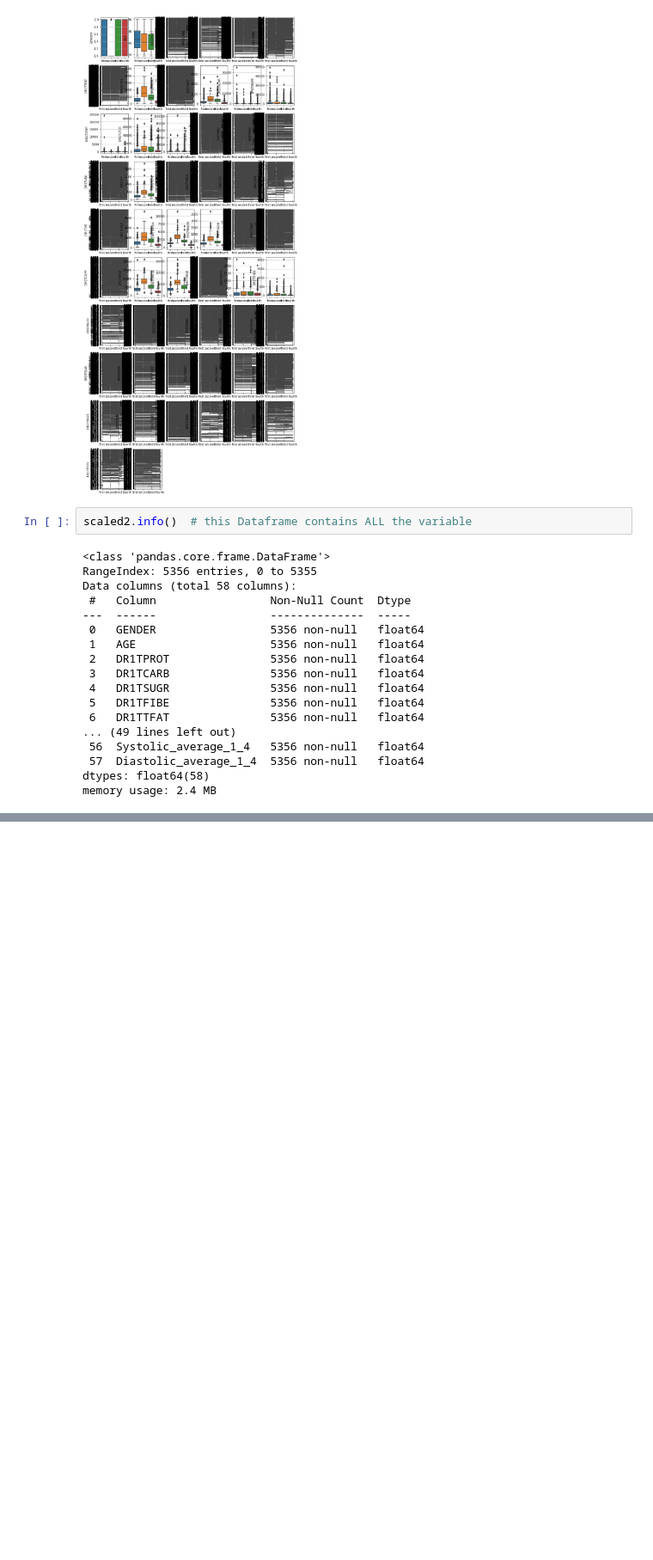
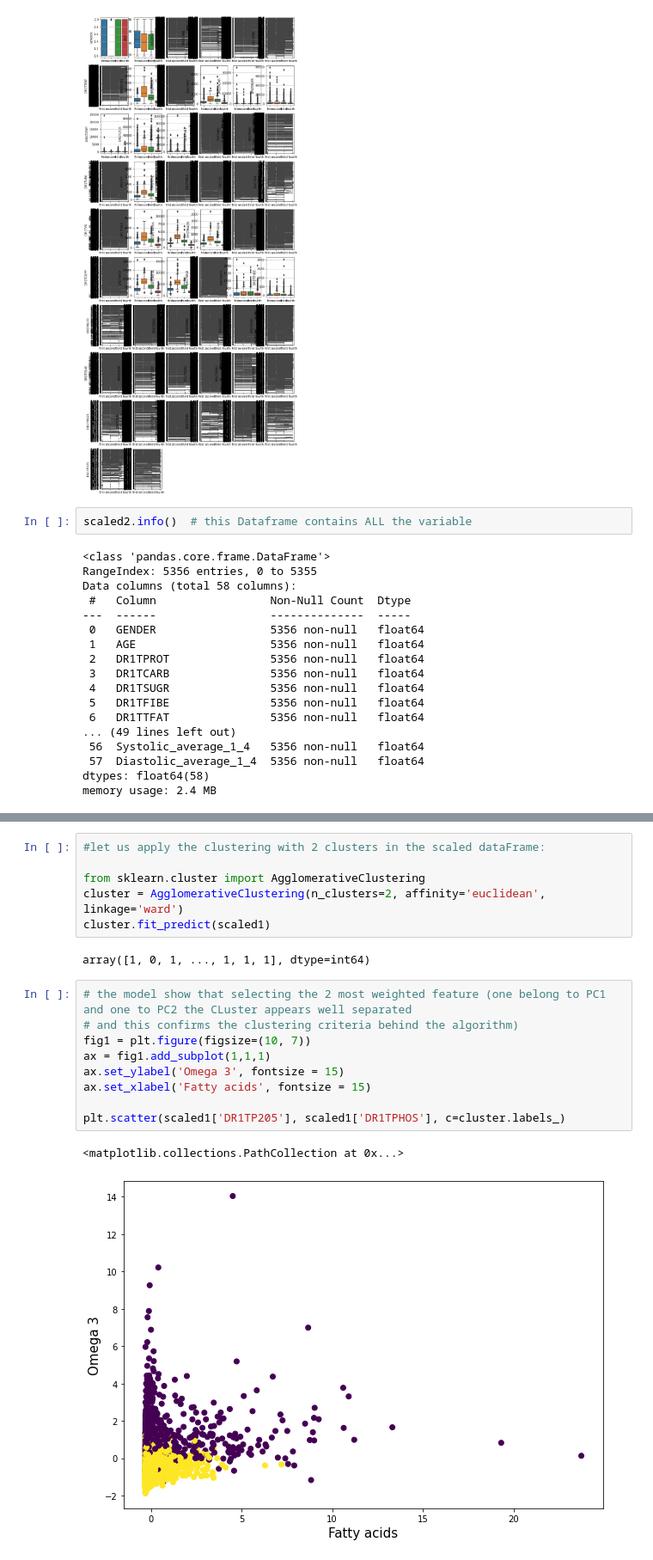
Before and after one commit to gianluigimazzaglia/PublicHealth_project, a Jupyter notebook: PublichHealth_db1.ipynb, the cells around one changed output, grey strips where cells are left out. Shown at 86% size. Saved outputs shown, nothing was run; the diff lists cells and outputs as text; blank space fills up the shorter version.

```diff
--- a/PublichHealth_db1.ipynb
+++ b/PublichHealth_db1.ipynb
@@ -691,0 +643,20 @@ scaled3.describe()
+# %%
+#let us apply the clustering with 2 clusters in the scaled dataFrame:
+
+from sklearn.cluster import AgglomerativeClustering
+cluster = AgglomerativeClustering(n_clusters=2, affinity='euclidean', linkage='ward')
+cluster.fit_predict(scaled1)
+# %% [output]
+array([1, 0, 1, ..., 1, 1, 1], dtype=int64)
+# %%
+# the model show that selecting the 2 most weighted feature (one belong to PC1 and one to PC2 the CLuster appears well separated
+# and this confirms the clustering criteria behind the algorithm)
+fig1 = plt.figure(figsize=(10, 7))
+ax = fig1.add_subplot(1,1,1)
+ax.set_ylabel('Omega 3', fontsize = 15)
+ax.set_xlabel('Fatty acids', fontsize = 15)
+
+plt.scatter(scaled1['DR1TP205'], scaled1['DR1TPHOS'], c=cluster.labels_)
+# %% [output]
+<matplotlib.collections.PathCollection at 0x...>
+[figure, added]
```
Also changed, not shown: parts of 47 cells of this notebook.
